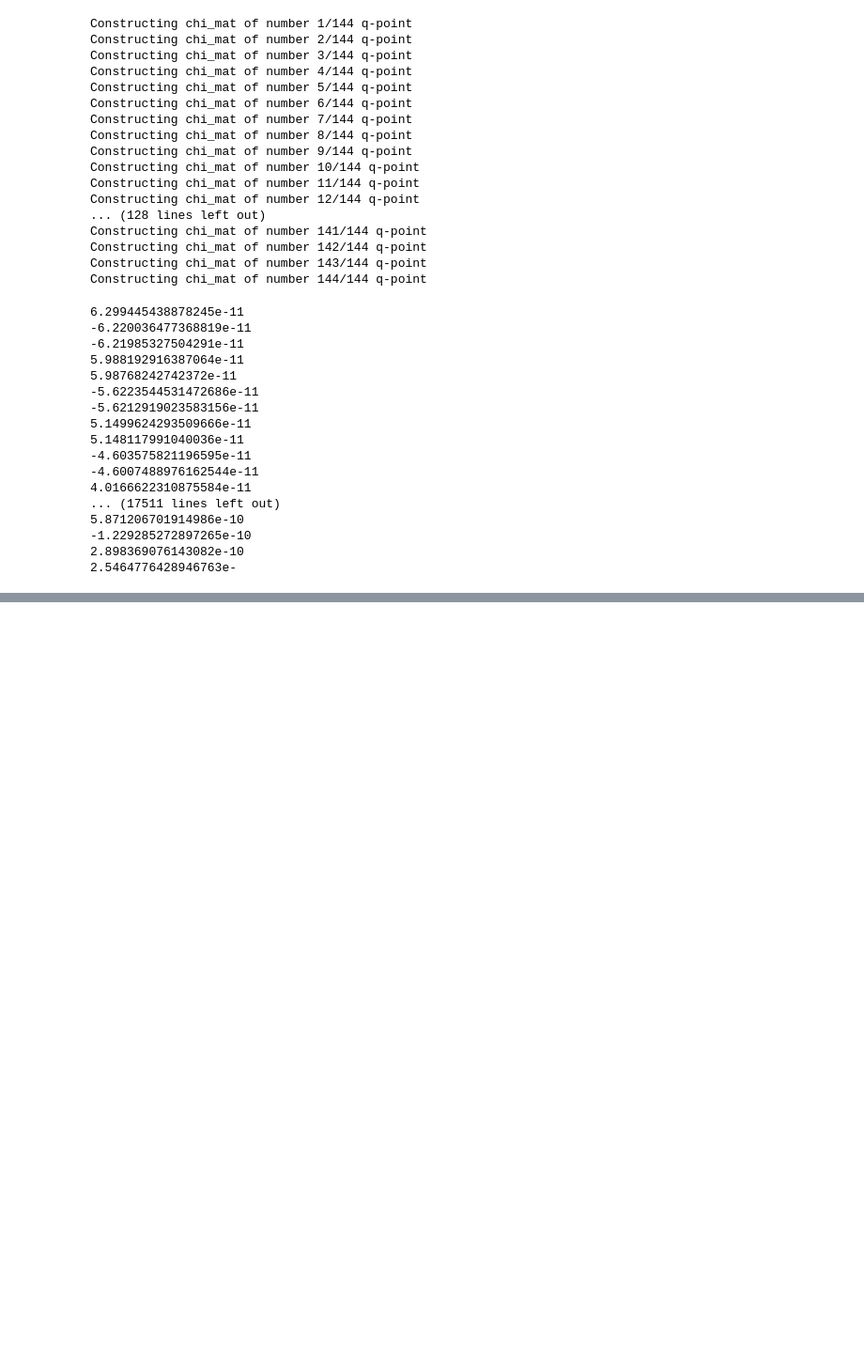
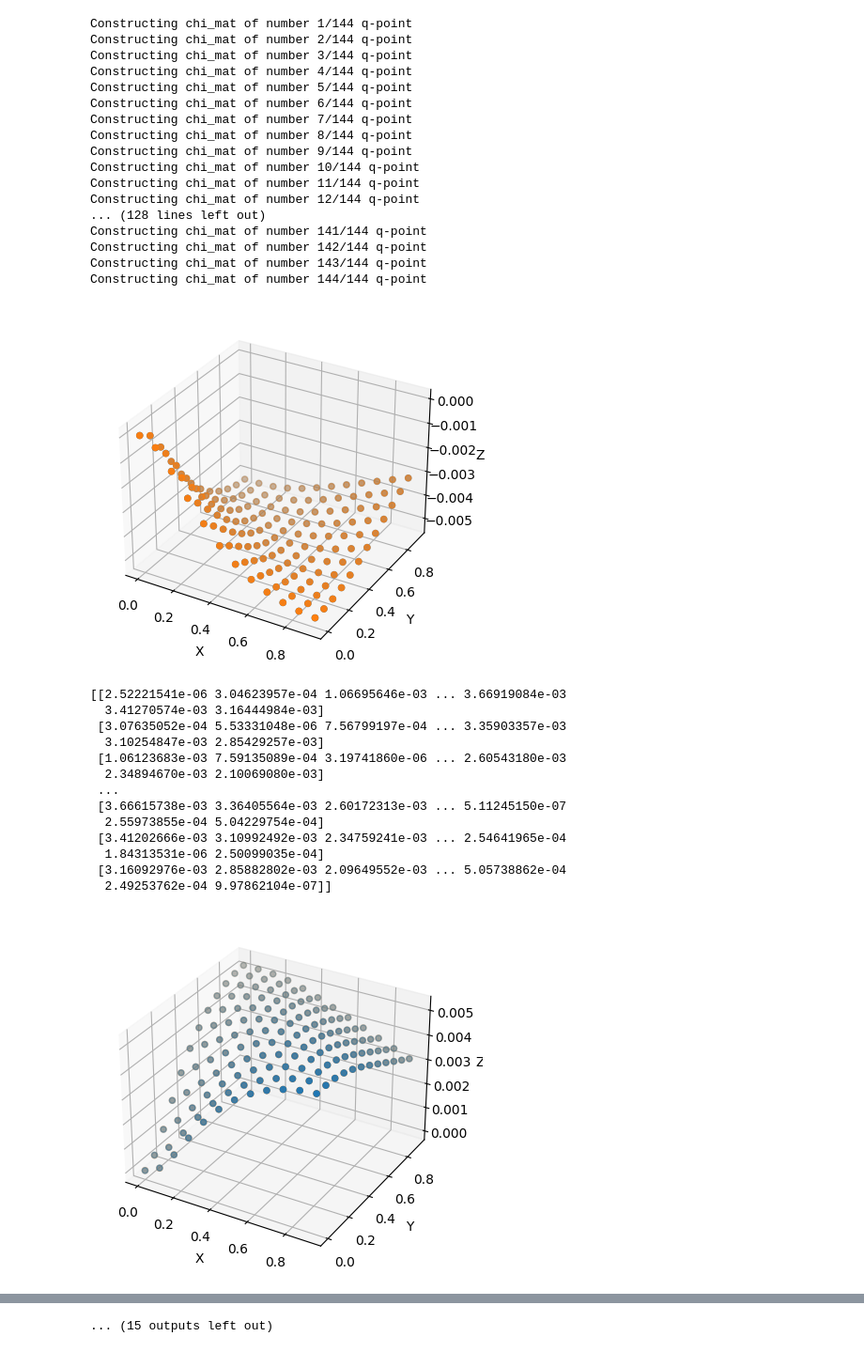
Before and after one commit to rjguo1208/potcorr, a Jupyter notebook: potcorr_test.ipynb, the cells around one changed output, grey strips where cells are left out. Shown at 94% size. Drawn from its saved outputs; the diff is of its cells as text; code cells hidden in the pictures; blank space fills up the shorter version.

```diff
--- a/potcorr_test.ipynb
+++ b/potcorr_test.ipynb
@@ -81,15 +81,15 @@ eps_mat_q = np.zeros([nq_,len(Gind_list),len(Gind_list) ], dtype=complex)
 #eps_values = np.zeros((val_size*len(Gind_list), 1),dtype=complex)
 #eps_indices_j = np.zeros(val_size*len(Gind_list),dtype=int)
 #eps_indices_i = np.zeros(val_size*len(Gind_list),dtype=int)
-start_idx = 0
+#start_idx = 0
 for i in range(len(Gind_list)):
     print(i)
     g_qvec_ind_i=np.where(flatten_gind==i)[0]
-    vcoul_values = flatten_vcoul[g_qvec_ind_i].reshape(-1,1)
+    #vcoul_values = flatten_vcoul[g_qvec_ind_i].reshape(-1,1)
     for j in range(len(Gind_list)):
         #print(j)
         g_qvec_ind_j=np.where(flatten_gind==j)[0]
-        end_idx = start_idx+len(g_qvec_ind_j)
+        #end_idx = start_idx+len(g_qvec_ind_j)
         qinp_set = np.array([np.array([a[0],a[1]]) for a in flatten_qvec[g_qvec_ind_j]])
         #print(flatten_qvec[g_qvec_ind])
         g0_,g1_ = i,j
@@ -102,7 +102,7 @@ for i in range(len(Gind_list)):
         #    eps_values[start_idx:end_idx] = eps_values[start_idx:end_idx]+1
         #eps_indices_j[start_idx:end_idx] = g_qvec_ind_j
         #eps_indices_i[start_idx:end_idx] = g_qvec_ind_i
-        start_idx = end_idx
+        #start_idx = end_idx
         #print(chi_set)
         #print(g_qvec_ind)
 #print(chi_values)
@@ -220,55 +220,53 @@ for i0_ in Gind_list:
         y_re_data = np.array(eps_Re_)[:,np.newaxis]
         y_im_data = np.array(eps_Im_)[:,np.newaxis]
         if len(y_re_data) < 144:
             continue
 
         qpt = q_[:,:2]
         #print(qpt)
         #degree = 9
         #model_2d = make_pipeline(PolynomialFeatures(degree), LinearRegression())
         #model_2d.fit(qpt, y_re_data)
 
 
         #q_inp = np.random.rand(500,2)
         #y_pred = model_2d.predict(q_inp)
         #q_zero = np.array([[0,0]])
         #y_zero = model_2d.predict(q_zero)
         #params = model_2d.named_steps['linearregression'].coef_
         #intercept = model_2d.named_steps['linearregression'].intercept_
 
         #print('Intercept: ', intercept)
         #print('Coefficients: ', params)
 
-        #fig = plt.figure()
-        #ax = fig.add_subplot(111, projection='3d')
+        fig = plt.figure()
+        ax = fig.add_subplot(111, projection='3d')
 
         # Create a scatter plot
-        #ax.scatter(qpt[:, 0], qpt[:, 1], y_re_data)
-        #ax.scatter(qinp_set[:,0], qinp_set[:, 1],eps_mat_q[:,i0_,i1_] )
+        ax.scatter(qpt[:, 0], qpt[:, 1], y_re_data)
+        ax.scatter(qinp_set[:,0], qinp_set[:, 1],eps_mat_q[:,i0_,i1_] )
     #    ax.scatter(q_inp[:, 0], q_inp[:, 1], y_pred)
     #    ax.scatter(q_zero[:,0], q_zero[:,1], y_zero)
         # Set labels
-        #ax.set_xlabel('X')
-        #ax.set_ylabel('Y')
-        #ax.set_zlabel('Z')
+        ax.set_xlabel('X')
+        ax.set_ylabel('Y')
+        ax.set_zlabel('Z')
 
         plt.show()
-        #print(np.average(y_re_data-np.real(eps_mat_q[:,i0_,i1_])))
+        print(np.abs(y_re_data-np.real(eps_mat_q[:,i0_,i1_])))
 # %% [output]
+[figure, added]
-6.299445438878245e-11
--6.220036477368819e-11
--6.21985327504291e-11
-5.988192916387064e-11
-5.98768242742372e-11
--5.6223544531472686e-11
--5.6212919023583156e-11
-5.1499624293509666e-11
-5.148117991040036e-11
--4.603575821196595e-11
--4.6007488976162544e-11
-4.0166622310875584e-11
-... (17511 lines left out)
-5.871206701914986e-10
--1.229285272897265e-10
-2.898369076143082e-10
-2.5464776428946763e-
+[[2.52221541e-06 3.04623957e-04 1.06695646e-03 ... 3.66919084e-03
+  3.41270574e-03 3.16444984e-03]
+ [3.07635052e-04 5.53331048e-06 7.56799197e-04 ... 3.35903357e-03
+  3.10254847e-03 2.85429257e-03]
+ [1.06123683e-03 7.59135089e-04 3.19741860e-06 ... 2.60543180e-03
+  2.34894670e-03 2.10069080e-03]
+ ...
+ [3.66615738e-03 3.36405564e-03 2.60172313e-03 ... 5.11245150e-07
+  2.55973855e-04 5.04229754e-04]
+ [3.41202666e-03 3.10992492e-03 2.34759241e-03 ... 2.54641965e-04
+  1.84313531e-06 2.50099035e-04]
+ [3.16092976e-03 2.85882802e-03 2.09649552e-03 ... 5.05738862e-04
+  2.49253762e-04 9.97862104e-07]]
+[figure, added]
@@ -275,3 +342,4 @@ for i0_ in Gind_list:
+... (15 outputs left out)
 # %%
 eps_mat = csr_matrix((eps_values.flatten(),(eps_indices_i, eps_indices_j)),shape=(len(flatten_gind), len(flatten_gind)))
 # %%
```
Also changed, not shown: parts of 10 cells of this notebook, 1 other file.
